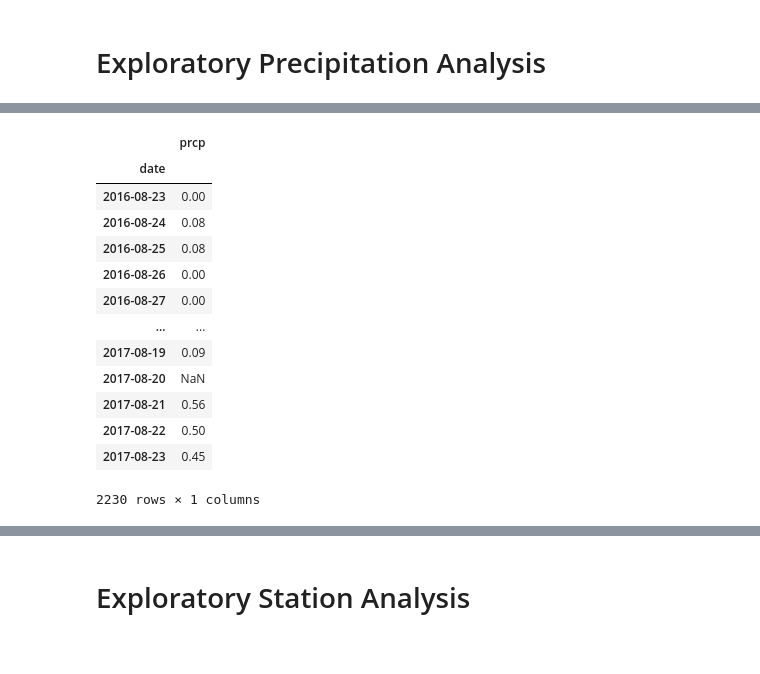
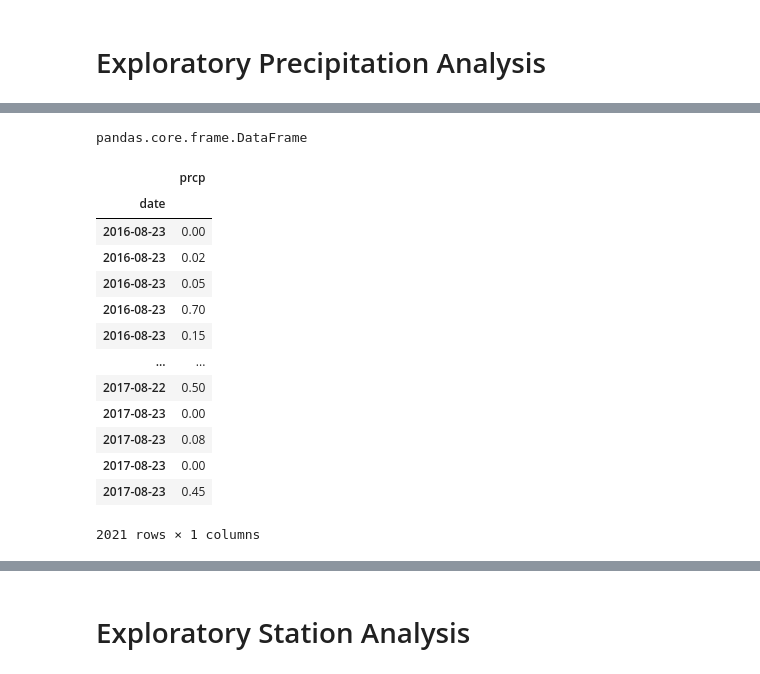
Before and after one commit to Sjenn257/sqlalchemy-challenge, a Jupyter notebook: climate_starter.ipynb, the cells around one changed output, grey strips where cells are left out. Saved outputs shown, nothing was run; the diff lists cells and outputs as text; code cells hidden in the pictures.

```diff
--- a/climate_starter.ipynb
+++ b/climate_starter.ipynb
@@ -131,21 +134,25 @@ precip_df
 # %%
 # Sort the dataframe by date
-precip_df.sort_values('date')
-precip_df
+type(year_precips_df)
 # %% [output]
-|  | prcp |
-| date |  |
-| 2016-08-23 | 0.00 |
-| 2016-08-24 | 0.08 |
-| 2016-08-25 | 0.08 |
-| 2016-08-26 | 0.00 |
-| 2016-08-27 | 0.00 |
-| ... | ... |
-| 2017-08-19 | 0.09 |
-| 2017-08-20 | NaN |
-| 2017-08-21 | 0.56 |
-| 2017-08-22 | 0.50 |
-| 2017-08-23 | 0.45 |
-2230 rows × 1 columns
+pandas.core.frame.DataFrame
+# %%
+sorted_df=year_precips_df.sort_index()
+sorted_df
+# %% [output]
+|  | prcp |
+| date |  |
+| 2016-08-23 | 0.00 |
+| 2016-08-23 | 0.02 |
+| 2016-08-23 | 0.05 |
+| 2016-08-23 | 0.70 |
+| 2016-08-23 | 0.15 |
+| ... | ... |
+| 2017-08-22 | 0.50 |
+| 2017-08-23 | 0.00 |
+| 2017-08-23 | 0.08 |
+| 2017-08-23 | 0.00 |
+| 2017-08-23 | 0.45 |
+2021 rows × 1 columns
 # %%
 # Use Pandas Plotting with Matplotlib to plot the data
```
Also changed, not shown: parts of 13 cells of this notebook.
